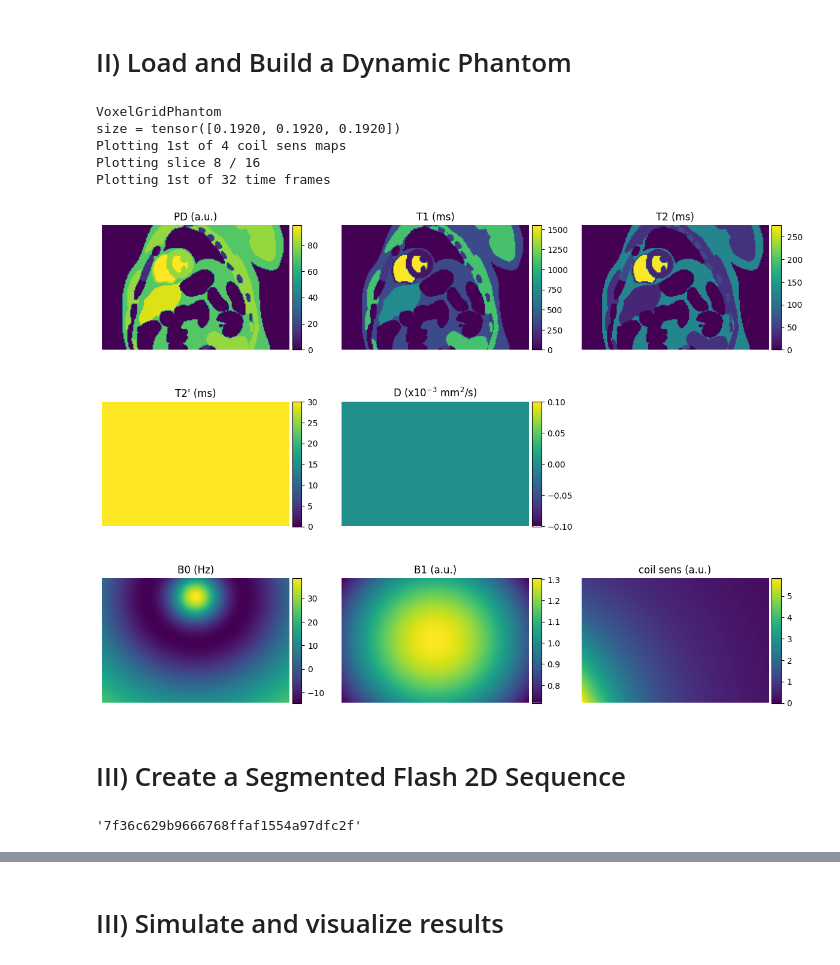
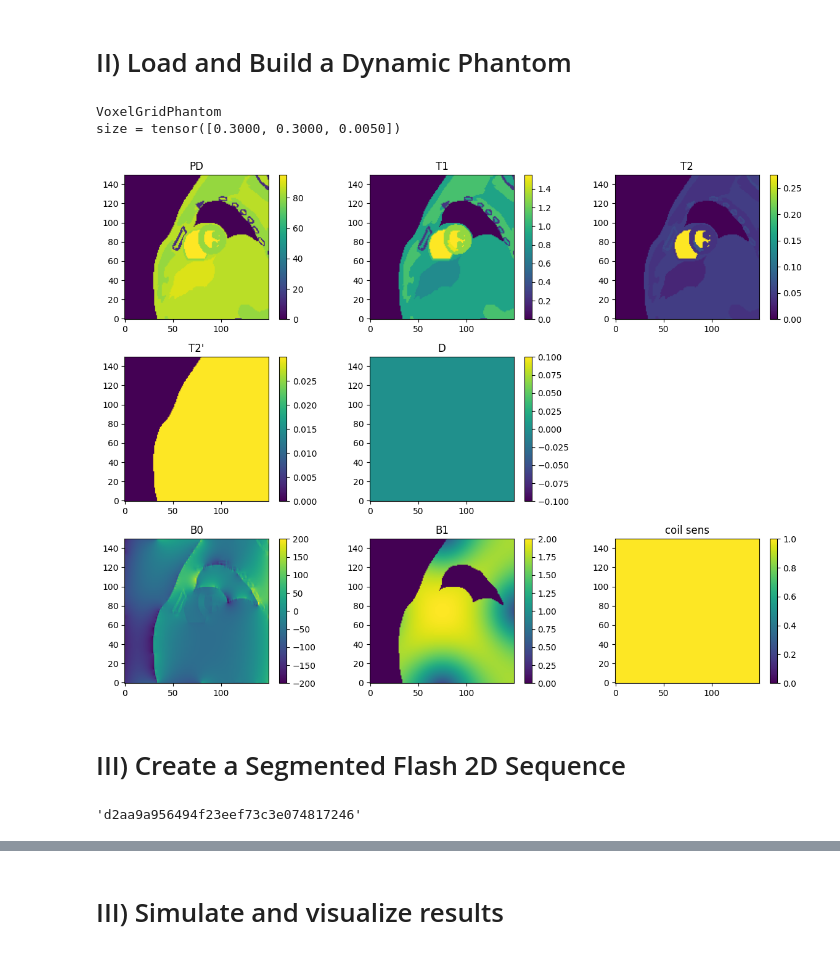
Before and after one commit to CyprienBouton/pyMRzeroXCAT, a Jupyter notebook: examples/simulate_MRXCAT_Flash2D.ipynb, the cells around one changed output, grey strips where cells are left out. Drawn from its saved outputs; the diff is of its cells as text; code cells hidden in the pictures.

Commit message:
[up] examples/simulate_MRXCAT_Flash2D.ipynb

```diff
--- a/examples/simulate_MRXCAT_Flash2D.ipynb
+++ b/examples/simulate_MRXCAT_Flash2D.ipynb
@@ -12,18 +10,15 @@ import torch
 # II) Load and Build a Dynamic Phantom
 # %%
 # Replace this line with your MRzero parameter file (.npz)
-PHANTOM_URL = '../MRXCAT_raw_data/lge/lge__2x2x5mm_128x192x16x32x4_snr30_fa15_bh_phantom.npz'
+PHANTOM_URL = '../MRXCAT_default.npz'
 # %%
-phantom = mr0.DynamicVoxelPhantom.load(PHANTOM_URL)
+phantom = mr0.VoxelGridPhantom.load(PHANTOM_URL)
 # %%
-phantom.plot(time_unit='ms', display_units=True)
+phantom.plot()
 # %% [output]
 VoxelGridPhantom
-size = tensor([0.1920, 0.1920, 0.1920])
-Plotting 1st of 4 coil sens maps
-Plotting slice 8 / 16
-Plotting 1st of 32 time frames
+size = tensor([0.3000, 0.3000, 0.0050])
-[figure, old version]
+[figure, new version]
 # %% [markdown]
 # III) Create a Segmented Flash 2D Sequence
 # %%
@@ -34,13 +29,13 @@ seq = pp.Sequence()
 system = pp.Opts()
 
 # Sequence parameters
-fov = 200e-3           # Field of view [m]
+fov = 450e-3           # Field of view [m]
 slice_thickness = 10e-3 # Slice thickness [m]
-Nread = int(64*1.5)               # Frequency encoding steps
-Nphase = 64               # Phase encoding steps
+Nread = int(256*1.5)               # Frequency encoding steps
+Nphase = 256               # Phase encoding steps
 flip_angle = 15             # Flip angle [deg]
 TE = 2e-3            # Echo time [s]
-TI = 300e-3            # Inversion time [s]
+TI = 150e-3            # Inversion time [s]
 dwell_time = 2e-5      # Dwell time [s]
 
 # RF pulse and slice-selection gradient
@@ -55,7 +50,7 @@ rf_read = pp.make_sinc_pulse(
 gx = pp.make_trapezoid(channel='x', flat_area=Nread/fov, flat_time=Nread*dwell_time, system=system)
 gx_pre = pp.make_trapezoid(channel='x', area=-gx.area / 2, duration=1e-3, system=system)
 adc = pp.make_adc(num_samples=Nread, duration=Nread*dwell_time, phase_offset=0 * np.pi/180, delay=gx.rise_time, system=system)
-gx_spoil = pp.make_trapezoid(channel='x', area=1.5 * gx.area, duration=2e-3, system=system)
+gx_spoil = pp.make_trapezoid(channel='x', area=1.5 * gx.area, duration=10e-3, system=system)
 
 # Prephasing gradients
 gx_pre = pp.make_trapezoid(channel='x', area=-gx.area/2, duration=1e-3, system=system)
@@ -83,7 +78,7 @@ for area_ph in all_phenc:
 seq_file = 'flash2D_ir.seq'
 seq.write(seq_file)
 # %% [output]
-'7f36c629b9666768ffaf1554a97dfc2f'
+'d2aa9a956494f23eef73c3e074817246'
 # %%
 seq.plot()
 # %% [output]
```
Also changed, not shown: parts of 6 cells of this notebook.
